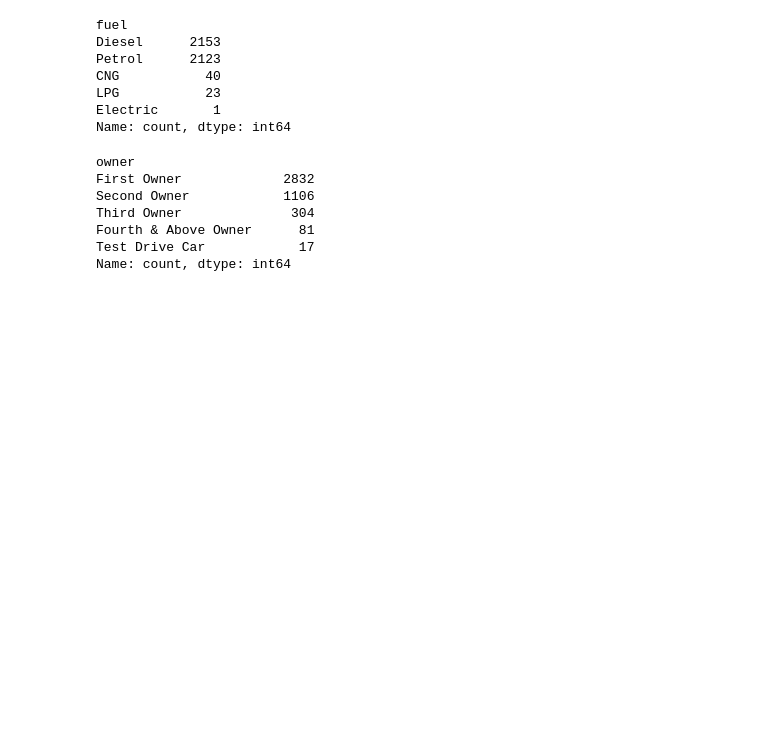
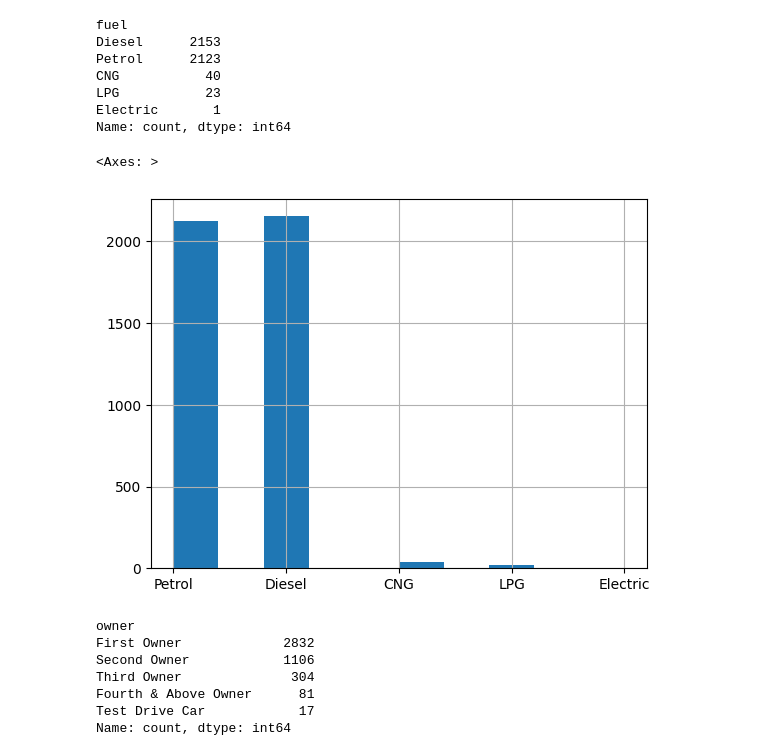
Before and after one commit to Emperor2004/SML, a Jupyter notebook: CLASS 4_5/Car_Details.ipynb, the cells around one changed output. Drawn from its saved outputs; the diff is of its cells as text; code cells hidden in the pictures; blank space fills up the shorter version.

```diff
--- a/CLASS 4_5/Car_Details.ipynb
+++ b/CLASS 4_5/Car_Details.ipynb
@@ -58,6 +60,11 @@ CNG           40
 LPG           23
 Electric       1
 Name: count, dtype: int64
+# %%
+data.fuel.hist()
+# %% [output]
+<Axes: >
+[figure, added]
 # %%
 data.owner.value_counts()
 # %% [output]
```
Also changed, not shown: parts of 24 cells of this notebook, 6 other files.
